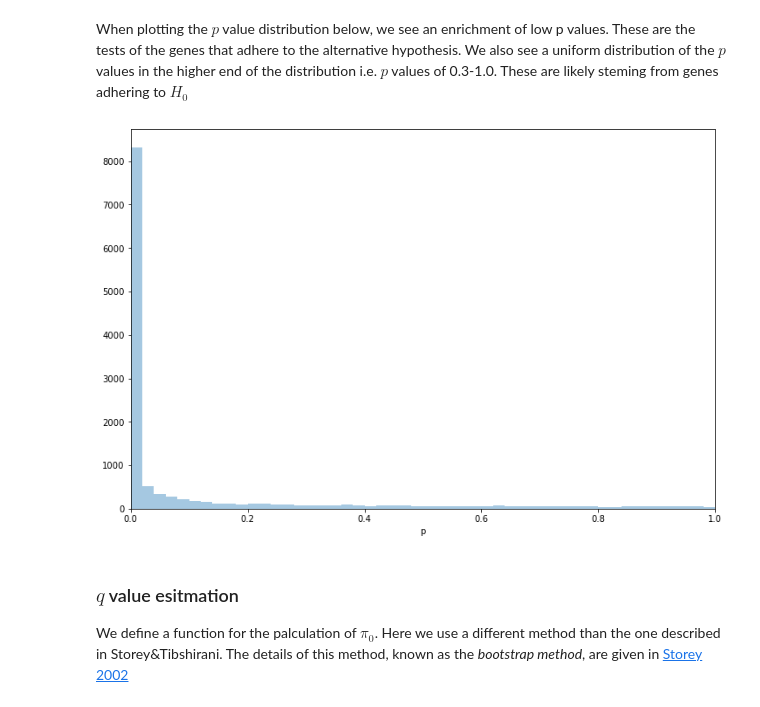
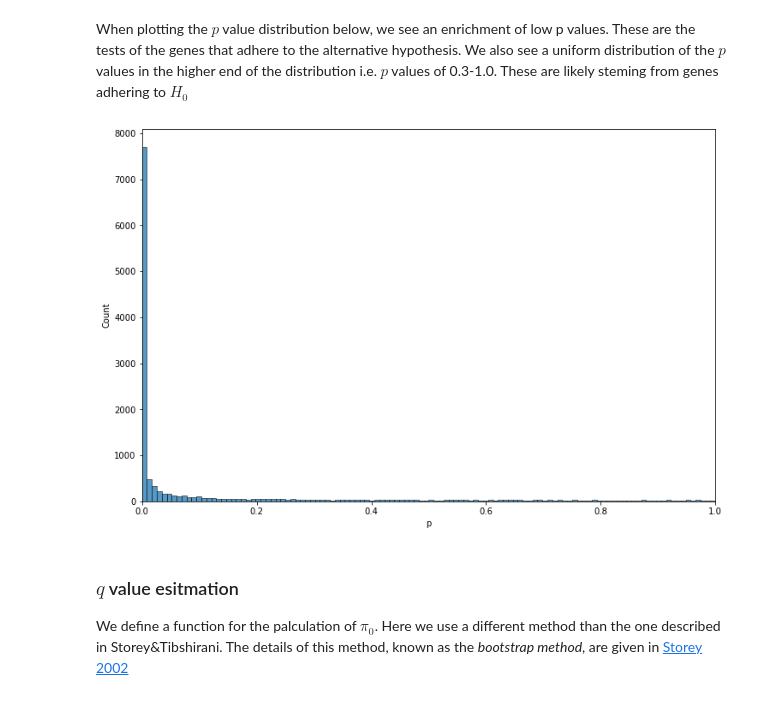
Before and after one commit to statisticalbiotechnology/cb2030, a Jupyter notebook: nb/multiplehypo/qvalue.ipynb, the cells around one changed output. Drawn from its saved outputs; the diff is of its cells as text; code cells hidden in the pictures.

```diff
--- a/nb/multiplehypo/qvalue.ipynb
+++ b/nb/multiplehypo/qvalue.ipynb
@@ -41,10 +41,10 @@ When plotting the $p$ value distribution below, we see an enrichment of low p va
 # %%
 import matplotlib.pyplot as plt
 plt.figure(figsize=(12, 8))
-sns.distplot(pvalues["p"],kde=False)
+sns.histplot(x=pvalues["p"],kde=False)
 plt.xlim(0,1.0);
 # %% [output]
-[figure, old version]
+[figure, new version]
 # %% [markdown]
 ### $q$ value esitmation
 We define a function for the palculation of $\pi_0$. Here we use a different method than the one described in Storey&Tibshirani. The details of this method, known as the *bootstrap method*, are given in [Storey 2002](https://rss.onlinelibrary.wiley.com/doi/full/10.1111/1467-9868.00346)
```
Also changed, not shown: parts of 1 cell of this notebook.
